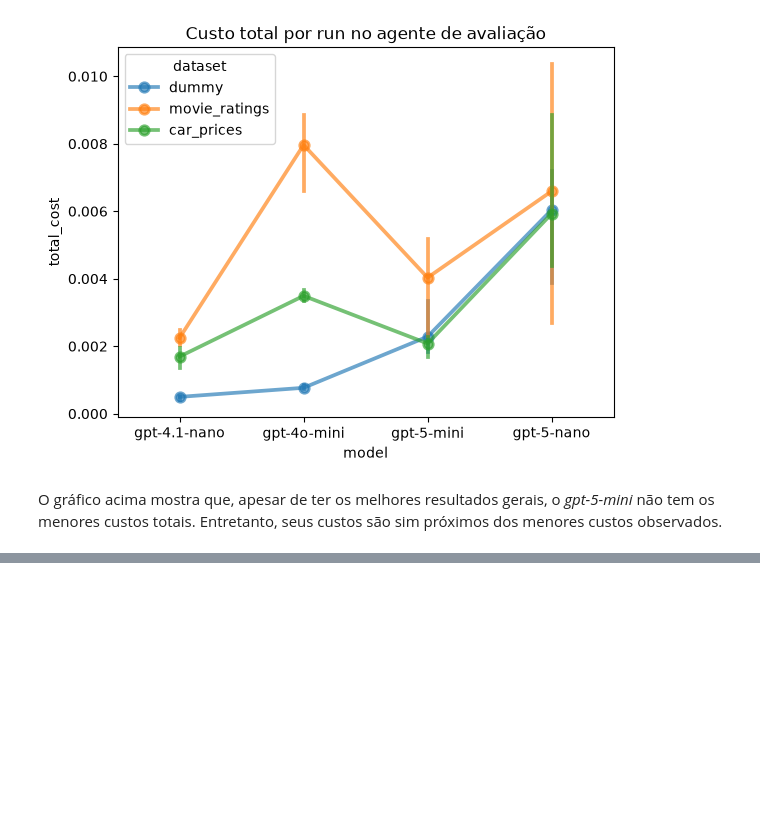
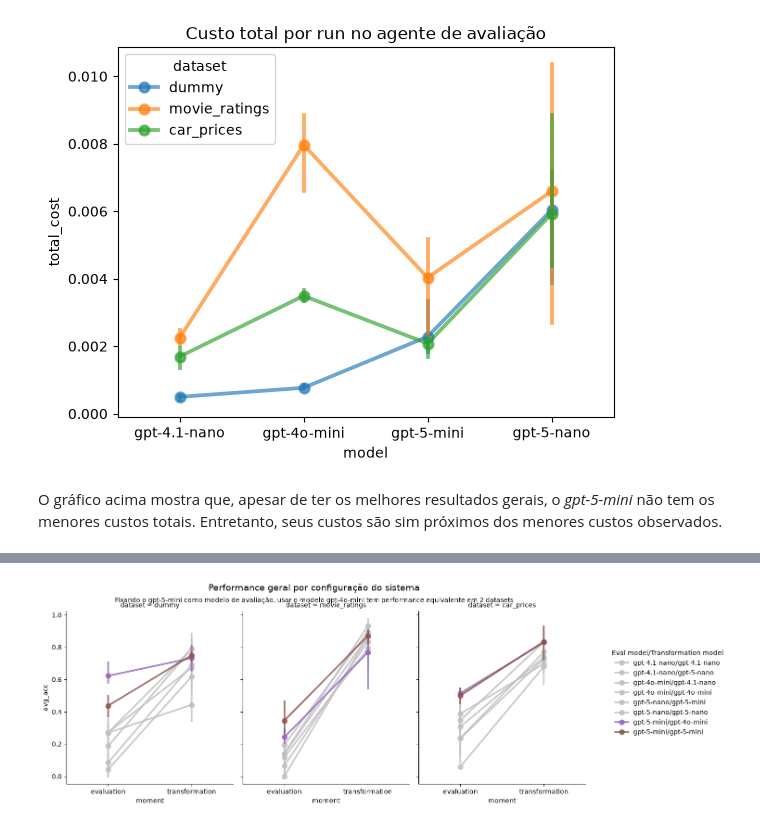
Before and after one commit to Pendulun/data-readiness-agent, a Jupyter notebook: notebooks/results-PT-BR.ipynb, the cells around one changed output, grey strips where cells are left out. Cells and saved outputs as stored; diff of their text form; code cells hidden in the pictures; blank space fills up the shorter version.

```diff
--- a/notebooks/results-PT-BR.ipynb
+++ b/notebooks/results-PT-BR.ipynb
@@ -349,0 +417,7 @@ O gráfico acima mostra que, apesar de ter os melhores resultados gerais, o *gpt
+# %%
+target_cols = ['avg_acc', 'total_cost', 'model', 'run_id', 'dataset']
+merged_results = general_eval_results[target_cols].merge(general_transformation_results[target_cols],
+                                                         on =['run_id', 'dataset'],
+                                                         suffixes=("_eval", "_transform"))
+merged_results['config_name'] = merged_results['model_eval'] + "/" + merged_results['model_transform']
+merged_results.head()
@@ -349,0 +478,7 @@ O gráfico acima mostra que, apesar de ter os melhores resultados gerais, o *gpt
+# %%
+suptitle = "Performance geral por configuração do sistema"
+title = "Fixando o gpt-5-mini como modelo de avaliação, usar o modelo gpt-4o-mini tem performance equivalente em 2 datasets"
+plot_config_results(merged_results, suptitle, title, before_col='avg_acc_eval', after_col='avg_acc_transform',
+                    target_col_name='avg_acc', highlight_configs=['gpt-5-mini/gpt-4o-mini', 'gpt-5-mini/gpt-5-mini'])
+# %% [output]
+[figure, added]
```
Also changed, not shown: parts of 17 cells of this notebook.
